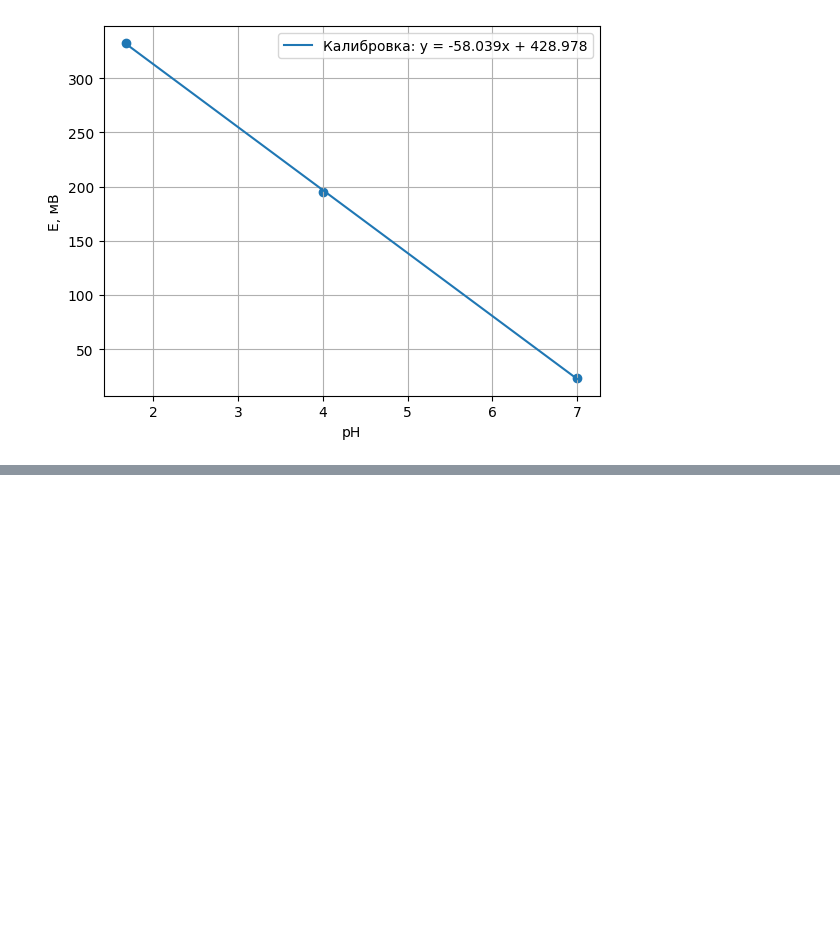
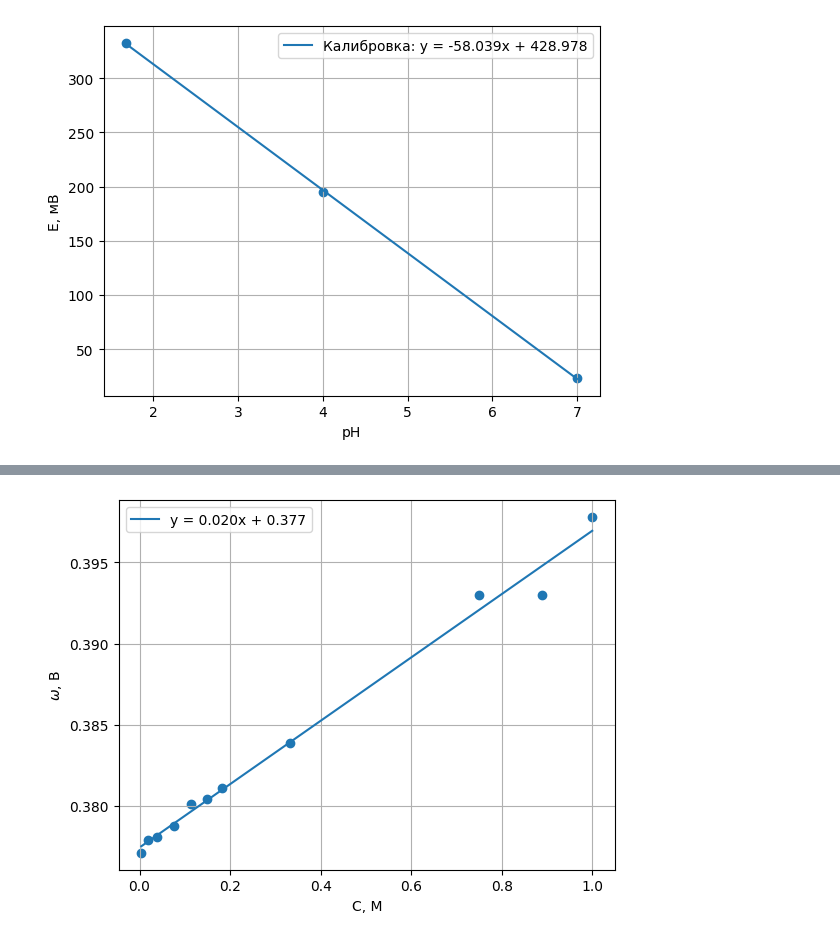
Before and after one commit to IgorChekmarev/fizha, a Jupyter notebook: aktivnosti/aktivnosti.ipynb, the cells around one changed output, grey strips where cells are left out. Saved outputs shown, nothing was run; the diff lists cells and outputs as text; code cells hidden in the pictures; blank space fills up the shorter version.

```diff
--- a/aktivnosti/aktivnosti.ipynb
+++ b/aktivnosti/aktivnosti.ipynb
@@ -57,0 +62,19 @@ plt.show()
+# %%
+y = des/1000 - 2*8.314*299.5*np.log(10)*np.log10(c)/96485 + 2*8.314*299.5*np.log(10)*0.51*np.sqrt(c)/(96485*(1+np.sqrt(c)))
+
+plt.scatter(c, y)
+plt.xlabel('C, М')
+plt.ylabel('$\omega$, В')
+
+coeffs_2 = np.polyfit(c, y, 1)
+poly_2 = np.poly1d(coeffs_2)
+x_smooth = np.linspace(min(c), max(c), 100)
+y_smooth_2 = poly_2(x_smooth)
+plt.plot(x_smooth, y_smooth_2, label=f'y = {coeffs_2[0]:.3f}x + {coeffs_2[1]:.3f}')
+
+plt.legend()
+plt.grid()
+plt.savefig('big_formula.png')
+plt.show()
+# %% [output]
+[figure, added]
```
Also changed, not shown: parts of 7 cells of this notebook, 8 other files.
